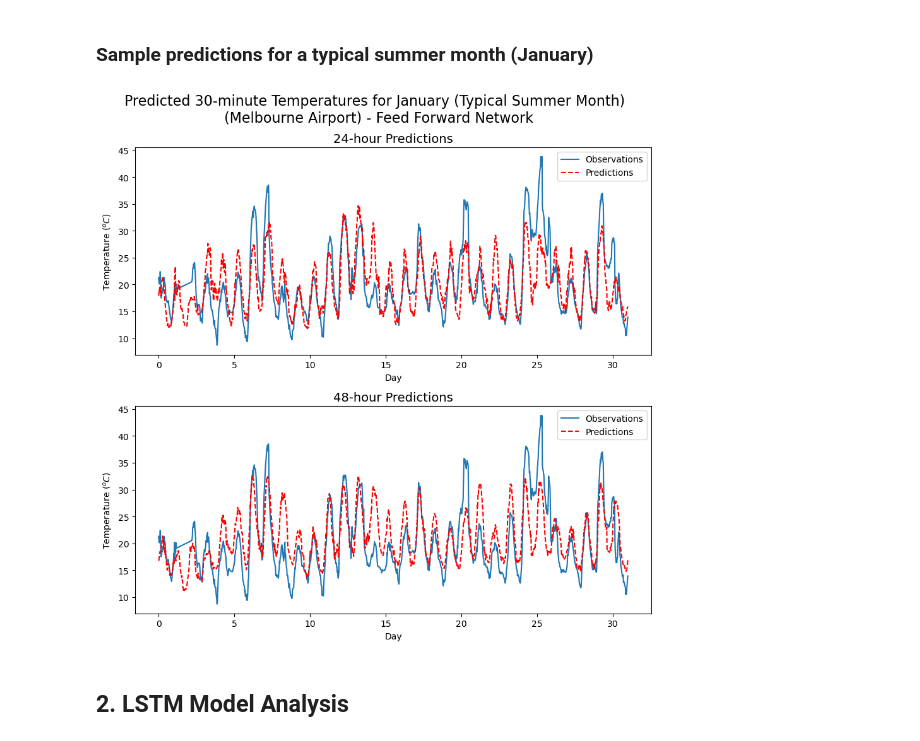
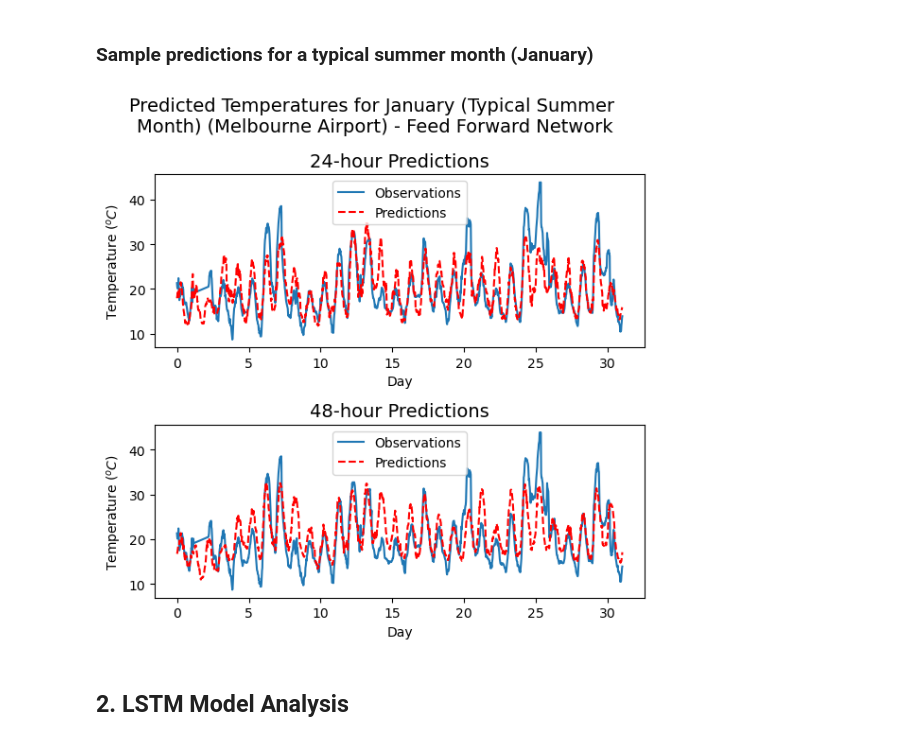
Before and after one commit to vihanw/UrbanWeatherPrediction, a Jupyter notebook: Model_Output_Analysis.ipynb, the cells around one changed output. Drawn from its saved outputs; the diff is of its cells as text; code cells hidden in the pictures.

```diff
--- a/Model_Output_Analysis.ipynb
+++ b/Model_Output_Analysis.ipynb
@@ -222,7 +222,7 @@ plt.show()
 # axes.plot(obs_24[0:int(48*30)])
 # axes.plot(preds_24[0:int(48*30)], 'r')
 
-fig, axes = plt.subplots(nrows=2, ncols=1, figsize=(9, 9))
+fig, axes = plt.subplots(nrows=2, ncols=1, figsize=(6,6))
 axes = axes.ravel()
 
 station = stations[0]
@@ -233,35 +233,35 @@ data = pd.read_csv(data_dir)
 
 # Get data for the first 31 days (approx. January)
 obs_24 = data['Measured_24'][48:int(48 + 48*31)]
 preds_24 = data['Prediction_24'][48:int(48 + 48*31)]
 obs_48 = data['Measured_48'][0:int(48*31)]
 preds_48 = data['Prediction_48'][0:int(48*31)]
 
 # Create an array with days of an year
 days = np.linspace(0, 31, len(obs_24))
 
 # 24 hour preds
 axes[0].plot(days, obs_24, label='Observations')
 axes[0].plot(days, preds_24, 'r--', label='Predictions')
 axes[0].legend()
 axes[0].set_title('24-hour Predictions', fontsize=14)
 axes[0].set_xlabel('Day')
 axes[0].set_ylabel('Temperature ($^oC$)')
 
 # 48 hour preds
 axes[1].plot(days, obs_48, label='Observations')
 axes[1].plot(days, preds_48, 'r--', label='Predictions')
 axes[1].legend()
 axes[1].set_title('48-hour Predictions', fontsize=14)
 axes[1].set_xlabel('Day')
 axes[1].set_ylabel('Temperature ($^oC$)')
 
-fig.suptitle('Predicted 30-minute Temperatures for January (Typical Summer Month) \n (Melbourne Airport) - Feed Forward Network', fontsize=16)
+fig.suptitle('Predicted Temperatures for January (Typical Summer \nMonth) (Melbourne Airport) - Feed Forward Network', fontsize=14)
 fig.tight_layout()
 fig.savefig(f'{out_dir}feed_forward_january_predictions.png', dpi=500)
 plt.show()
 # %% [output]
-[figure, old version]
+[figure, new version]
 # %% [markdown]
 ## 2. LSTM Model Analysis
 # %% [markdown]
```
Also changed, not shown: parts of 3 cells of this notebook, 4 other files.
